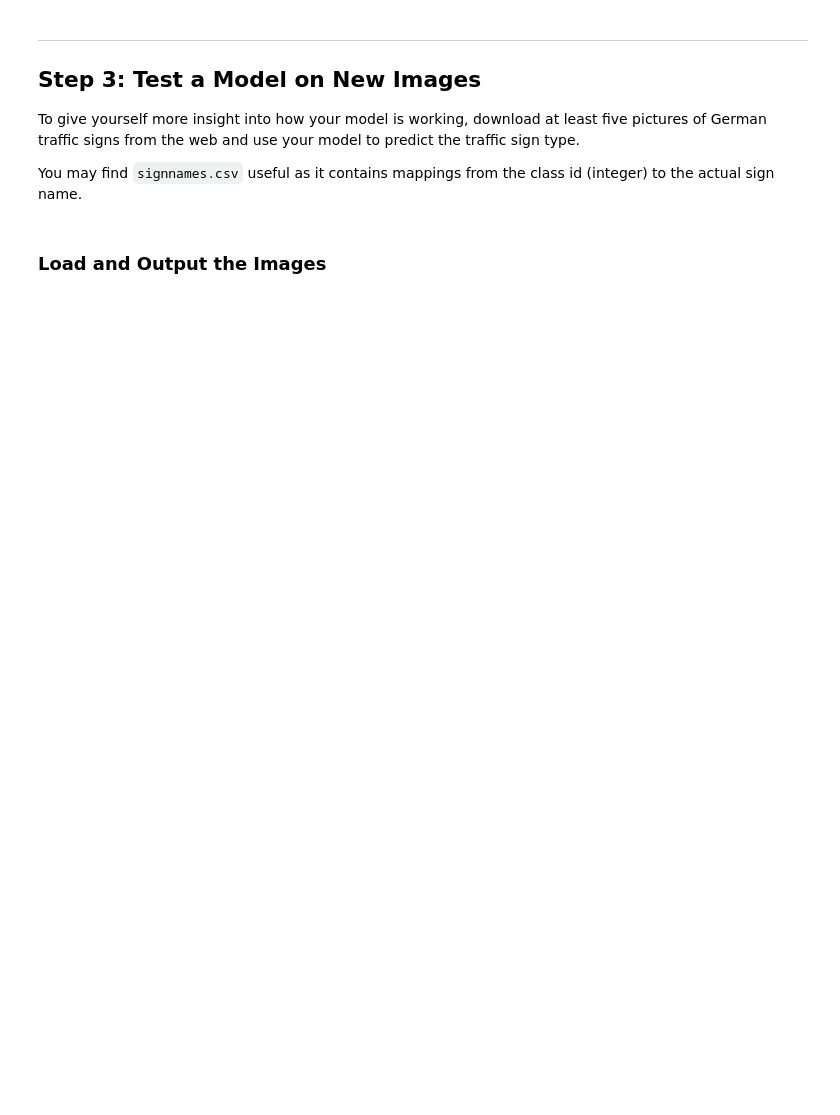
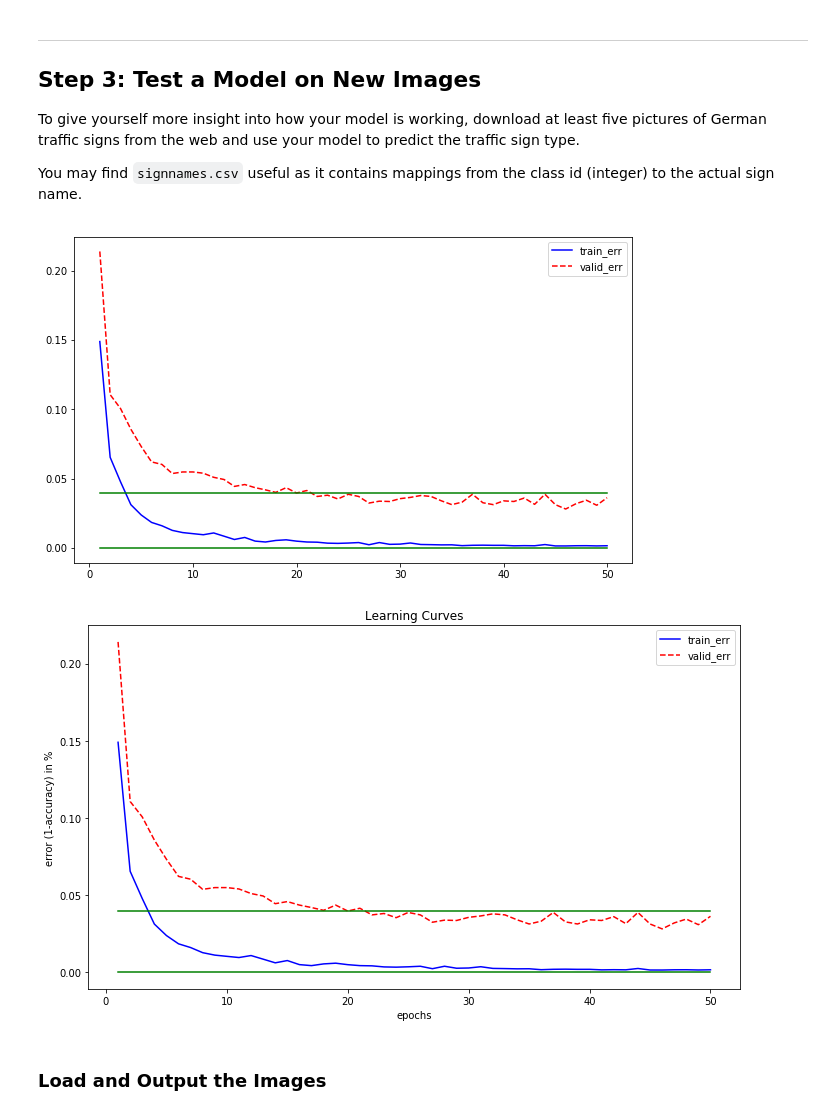
Before and after one commit to uv10000/P3, a Jupyter notebook: Traffic_Sign_Classifier_v2.ipynb, the cells around one changed output. Drawn from its saved outputs; the diff is of its cells as text; code cells hidden in the pictures; blank space fills up the shorter version.

```diff
--- a/Traffic_Sign_Classifier_v2.ipynb
+++ b/Traffic_Sign_Classifier_v2.ipynb
@@ -486,6 +514,35 @@ if False:   # retrain only on demand
 To give yourself more insight into how your model is working, download at least five pictures of German traffic signs from the web and use your model to predict the traffic sign type.
 
 You may find `signnames.csv` useful as it contains mappings from the class id (integer) to the actual sign name.
+# %%
+#print(train_acc_hist)
+#plt.plot([train_acc_hist, valid_acc_hist])
+
+t = np.linspace(1, EPOCHS)
+zz= np.zeros(EPOCHS)
+ff= zz+0.04
+plt.figure(figsize=(10, 6))
+line1, = plt.plot(t, train_err_hist, 'b-', label='train_err')
+line2, = plt.plot(t, valid_err_hist, 'r--', label='valid_err')
+line3, = plt.plot(t, zz, 'g' )
+line4, = plt.plot(t, ff, 'g' )
+plt.legend(loc='upper right')
+
+
+fig, ax = plt.subplots(figsize=(10, 6))
+line1, = plt.plot(t, train_err_hist, 'b-', label='train_err')
+line2, = plt.plot(t, valid_err_hist, 'r--', label='valid_err')
+line3, = plt.plot(t, zz, 'g' )
+line4, = plt.plot(t, ff, 'g' )
+ax.set_xlabel('epochs')
+ax.set_ylabel('error (1-accuracy) in %')
+ax.set_title('Learning Curves')
+ax.legend(loc='upper right')
+fig.tight_layout()
+plt.show()
+# %% [output]
+[figure, added]
+[figure, added]
 # %% [markdown]
 ### Load and Output the Images
 # %%
```
Also changed, not shown: parts of 8 cells of this notebook, 4 other files.
